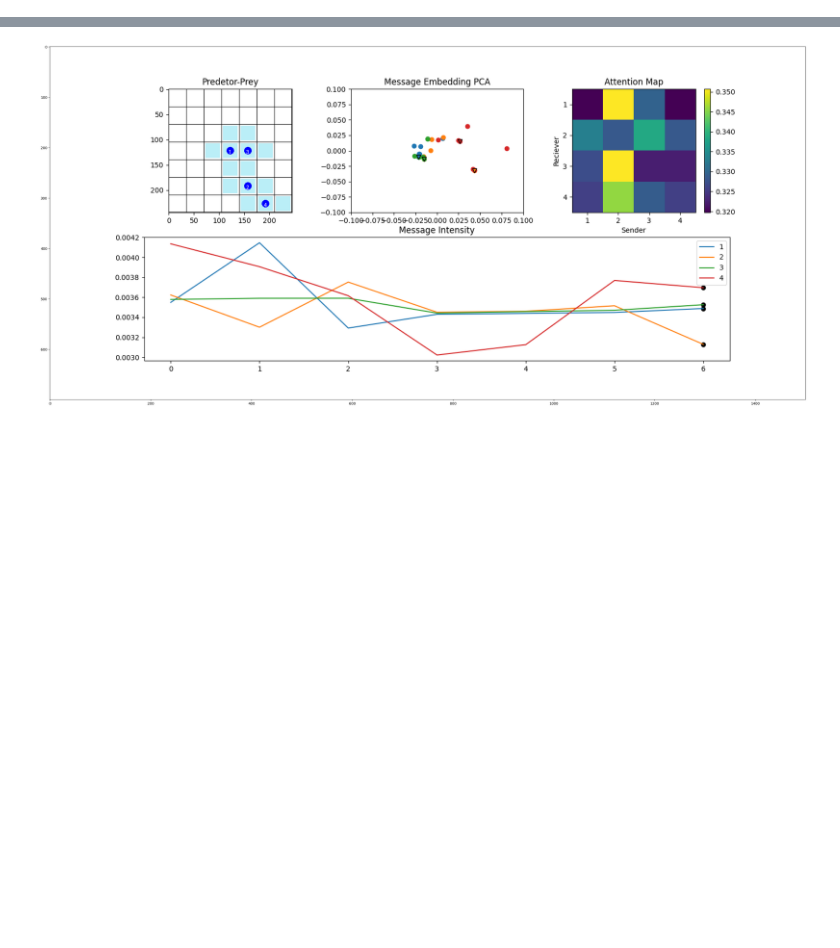
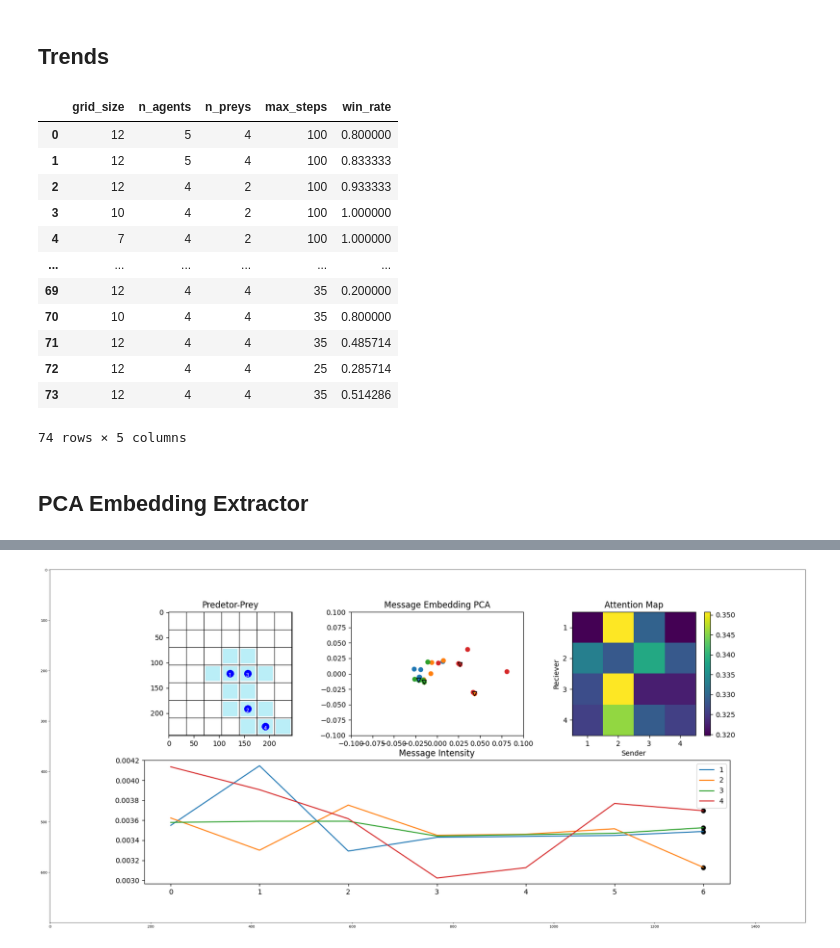
Before and after one commit to Sayantan0013/marl-indep-comm, a Jupyter notebook: param_share/analysis/Analysis.ipynb, the cells around one changed output, grey strips where cells are left out. Drawn from its saved outputs; the diff is of its cells as text; code cells hidden in the pictures; blank space fills up the shorter version.

Commit message:
results trend logging with minore changes

```diff
--- a/param_share/analysis/Analysis.ipynb
+++ b/param_share/analysis/Analysis.ipynb
@@ -14,0 +16,22 @@ with open('dumps/8x8_4_2_0.5_0.075/2024-11-17 23:08:11.919134-2-prey_captured.pk
+# %% [markdown]
+## Trends
+# %%
+trends  = pd.read_csv('../resultls.csv')
+# %%
+trends
+# %% [output]
+|  | grid_size | n_agents | n_preys | max_steps | win_rate |
+| 0 | 12 | 5 | 4 | 100 | 0.800000 |
+| 1 | 12 | 5 | 4 | 100 | 0.833333 |
+| 2 | 12 | 4 | 2 | 100 | 0.933333 |
+| 3 | 10 | 4 | 2 | 100 | 1.000000 |
+| 4 | 7 | 4 | 2 | 100 | 1.000000 |
+| ... | ... | ... | ... | ... | ... |
+| 69 | 12 | 4 | 4 | 35 | 0.200000 |
+| 70 | 10 | 4 | 4 | 35 | 0.800000 |
+| 71 | 12 | 4 | 4 | 35 | 0.485714 |
+| 72 | 12 | 4 | 4 | 25 | 0.285714 |
+| 73 | 12 | 4 | 4 | 35 | 0.514286 |
+74 rows × 5 columns
+# %% [markdown]
+## PCA Embedding Extractor
```
Also changed, not shown: parts of 10 cells of this notebook, 2 other files.
